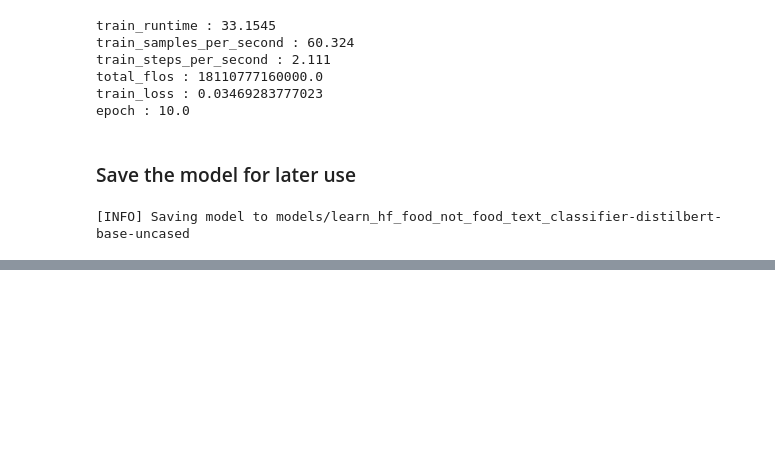
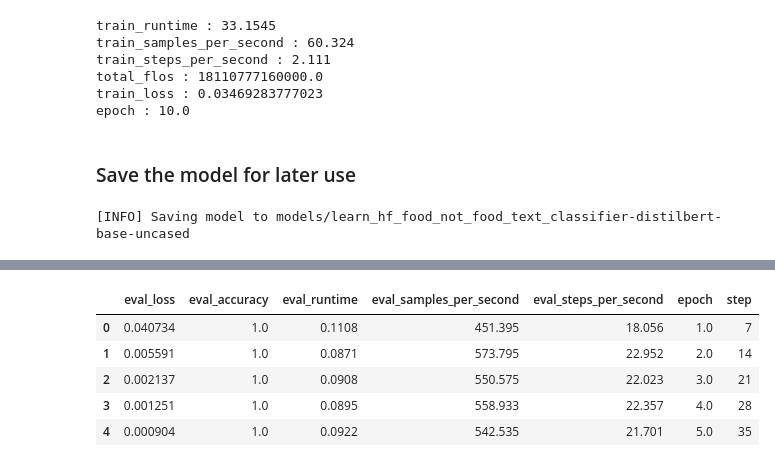
Before and after one commit to Adnan-edu/hugging_custom_ai_model, a Jupyter notebook: huggingface_text_classification_tutorial.ipynb, the cells around one changed output, grey strips where cells are left out. Drawn from its saved outputs; the diff is of its cells as text; code cells hidden in the pictures; blank space fills up the shorter version.

```diff
--- a/huggingface_text_classification_tutorial.ipynb
+++ b/huggingface_text_classification_tutorial.ipynb
@@ -627,0 +630,10 @@ trainer.save_model(output_dir=model_save_dir)
+# %%
+# Get training history
+trainer_history_all = trainer.state.log_history
+trainer_history_metrics = trainer_history_all[:-1] # Everything except the last one
+trainer_history_training_time = trainer_history_all[-1]
+
+trainer_history_training_time
+
+#View the first 3
+trainer_history_metrics[:3]
@@ -627,0 +716,9 @@ trainer.save_model(output_dir=model_save_dir)
+# %%
+trainer_history_eval_df.head()
+# %% [output]
+|  | eval_loss | eval_accuracy | eval_runtime | eval_samples_per_second | eval_steps_per_second | epoch | step |
+| 0 | 0.040734 | 1.0 | 0.1108 | 451.395 | 18.056 | 1.0 | 7 |
+| 1 | 0.005591 | 1.0 | 0.0871 | 573.795 | 22.952 | 2.0 | 14 |
+| 2 | 0.002137 | 1.0 | 0.0908 | 550.575 | 22.023 | 3.0 | 21 |
+| 3 | 0.001251 | 1.0 | 0.0895 | 558.933 | 22.357 | 4.0 | 28 |
+| 4 | 0.000904 | 1.0 | 0.0922 | 542.535 | 21.701 | 5.0 | 35 |
```
Also changed, not shown: parts of 6 cells of this notebook, 1 other file.
